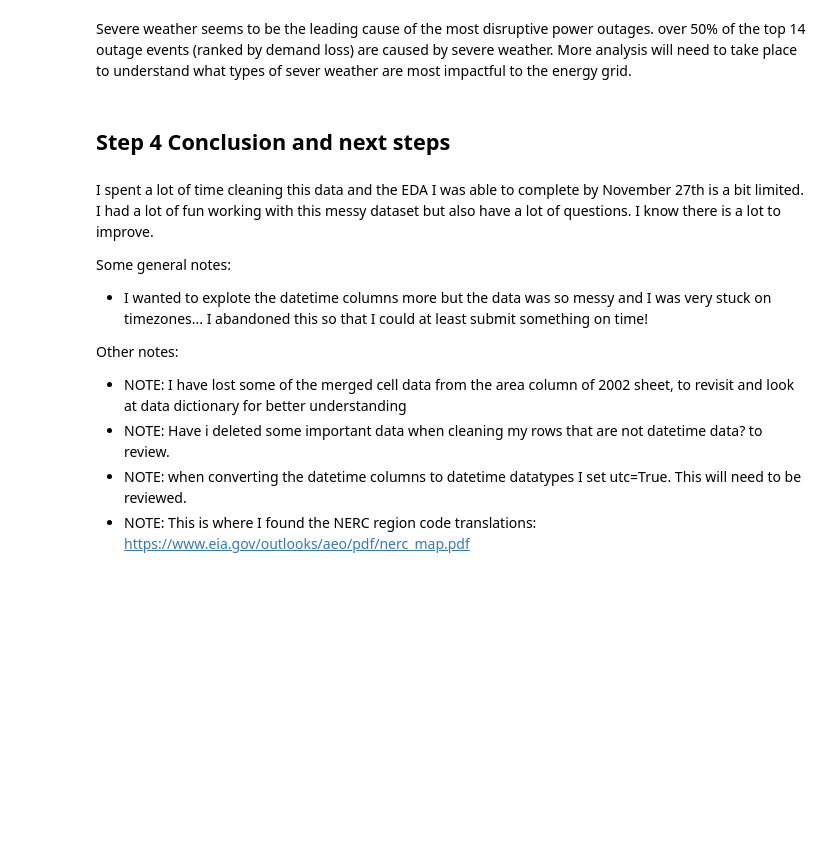
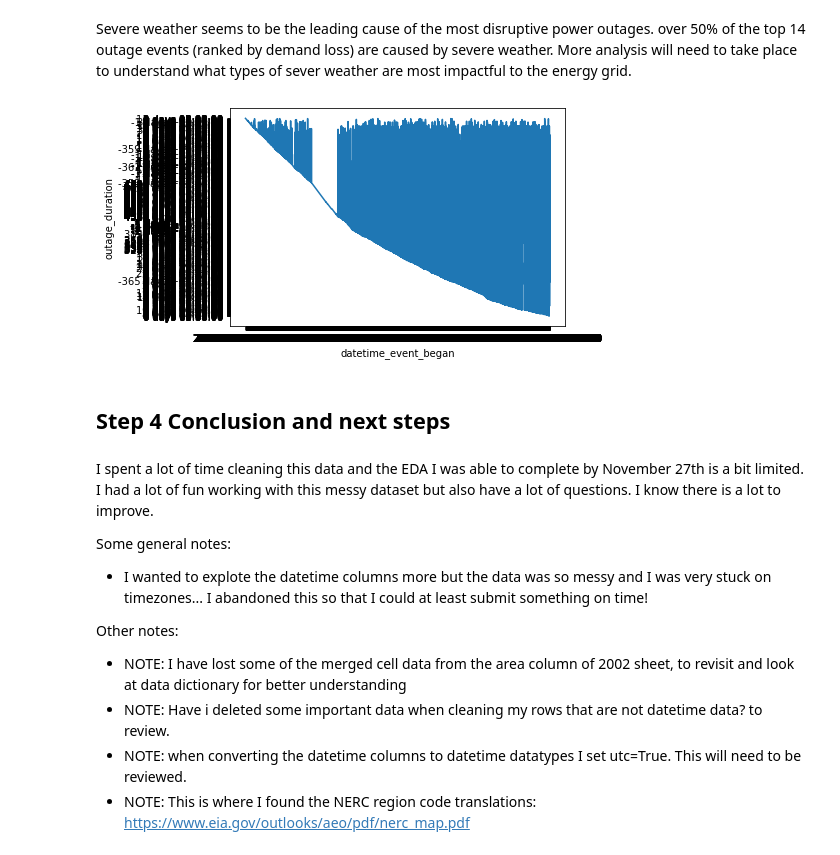
Before and after one commit to Meg-Guidry/maven_power_outage_challenge, a Jupyter notebook: Maven_Power_Outage_Challenge_Notebook.ipynb, the cells around one changed output. Drawn from its saved outputs; the diff is of its cells as text; code cells hidden in the pictures; blank space fills up the shorter version.

```diff
--- a/Maven_Power_Outage_Challenge_Notebook.ipynb
+++ b/Maven_Power_Outage_Challenge_Notebook.ipynb
@@ -862,3 +862,5 @@ disturbances_condensed.head()
 # disturbances_condensed.to_csv('disturbances2002_2023_cleaned_condensed.csv')
 # %% [markdown]
 ## Step 3. Exploratory Data Analysis (EDA)
+# %%
+disturbances = pd.read_csv("disturbances2002_2023_cleaned_condensed.csv")
@@ -981,5 +1056,10 @@ disturbances[disturbances["demand_loss_(MW)"] > 10000]
 # %% [markdown]
 Severe weather seems to be the leading cause of the most disruptive power outages. over 50% of the top 14 outage events (ranked by demand loss) are caused by severe weather. More analysis will need to take place to understand what types of sever weather are most impactful to the energy grid.
+# %%
+sns.lineplot(data=disturbances, x="datetime_event_began", y="outage_duration")
+plt.show()
+# %% [output]
+[figure, added]
 # %% [markdown]
 ## Step 4 Conclusion and next steps
 # %% [markdown]
```
Also changed, not shown: parts of 9 cells of this notebook.
